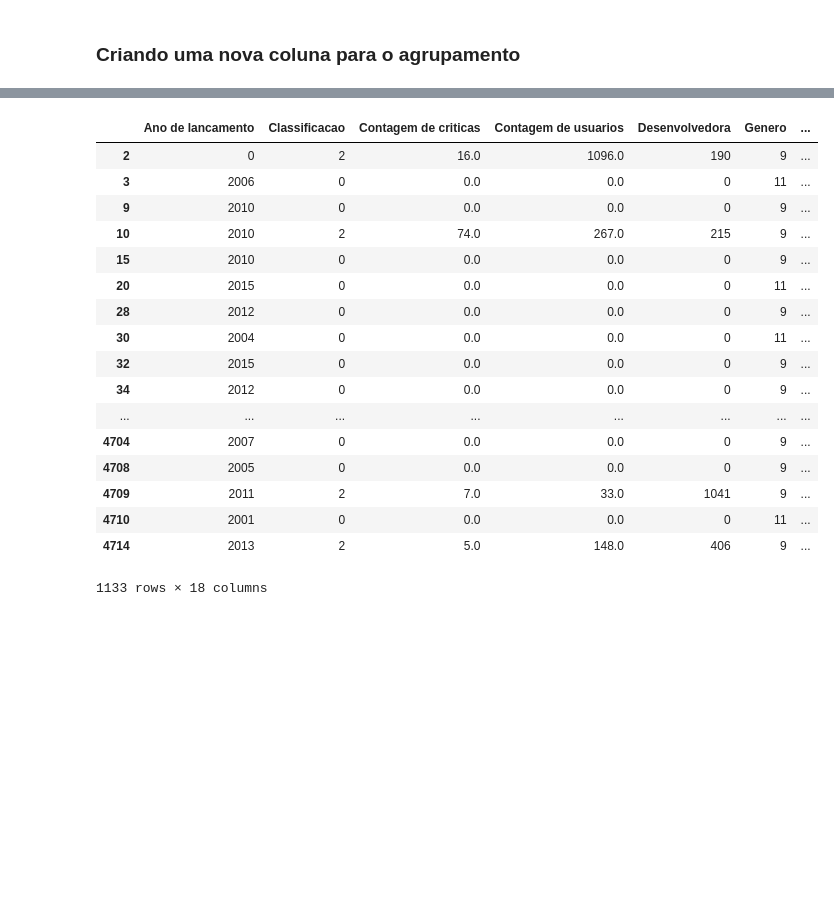
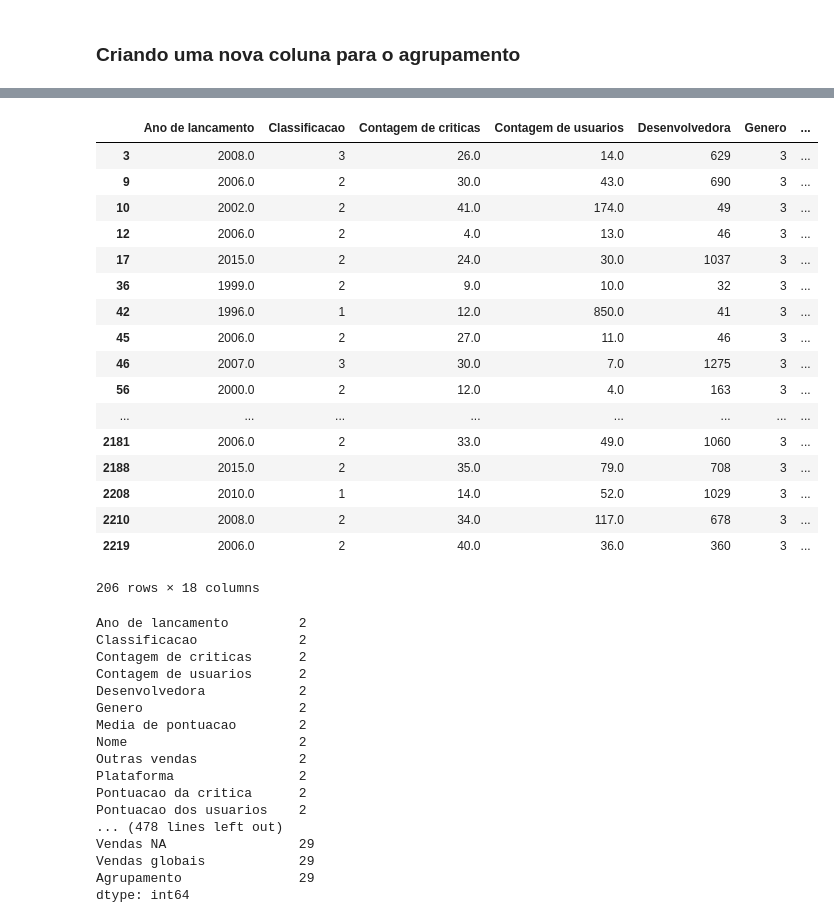
Before and after one commit to jacksonpereira/video-game-sales-with-ratings, a Jupyter notebook: Cluster Affinity Propagation.ipynb, the cells around one changed output, grey strips where cells are left out. Drawn from its saved outputs; the diff is of its cells as text; code cells hidden in the pictures; blank space fills up the shorter version.

```diff
--- a/Cluster Affinity Propagation.ipynb
+++ b/Cluster Affinity Propagation.ipynb
@@ -156,25 +158,46 @@ clusteringAffinityPropagation.predict([[15,9,2]])[0]
+# %%
+teste[teste['Agrupamento']==18]
+# %% [output]
+|  | Ano de lancamento | Classificacao | Contagem de criticas | Contagem de usuarios | Desenvolvedora | Genero | ... |
+| 3 | 2008.0 | 3 | 26.0 | 14.0 | 629 | 3 | ... |
+| 9 | 2006.0 | 2 | 30.0 | 43.0 | 690 | 3 | ... |
+| 10 | 2002.0 | 2 | 41.0 | 174.0 | 49 | 3 | ... |
+| 12 | 2006.0 | 2 | 4.0 | 13.0 | 46 | 3 | ... |
+| 17 | 2015.0 | 2 | 24.0 | 30.0 | 1037 | 3 | ... |
+| 36 | 1999.0 | 2 | 9.0 | 10.0 | 32 | 3 | ... |
+| 42 | 1996.0 | 1 | 12.0 | 850.0 | 41 | 3 | ... |
+| 45 | 2006.0 | 2 | 27.0 | 11.0 | 46 | 3 | ... |
+| 46 | 2007.0 | 3 | 30.0 | 7.0 | 1275 | 3 | ... |
+| 56 | 2000.0 | 2 | 12.0 | 4.0 | 163 | 3 | ... |
+| ... | ... | ... | ... | ... | ... | ... | ... |
+| 2181 | 2006.0 | 2 | 33.0 | 49.0 | 1060 | 3 | ... |
+| 2188 | 2015.0 | 2 | 35.0 | 79.0 | 708 | 3 | ... |
+| 2208 | 2010.0 | 1 | 14.0 | 52.0 | 1029 | 3 | ... |
+| 2210 | 2008.0 | 2 | 34.0 | 117.0 | 678 | 3 | ... |
+| 2219 | 2006.0 | 2 | 40.0 | 36.0 | 360 | 3 | ... |
+206 rows × 18 columns
 # %%
-# for x in a:
-#     print(teste[teste['Agrupamento']==x])
+for x in a:
+    print(teste[teste['Agrupamento']==x].count())
 
 # teste[teste['Agrupamento']==4].groupby(by=['Media de pontuacao'])
-teste[teste['Agrupamento']==550]
+
+# print(teste[teste['Agrupamento']==5].count())
 # %% [output]
-|  | Ano de lancamento | Classificacao | Contagem de criticas | Contagem de usuarios | Desenvolvedora | Genero | ... |
-| 2 | 0 | 2 | 16.0 | 1096.0 | 190 | 9 | ... |
-| 3 | 2006 | 0 | 0.0 | 0.0 | 0 | 11 | ... |
-| 9 | 2010 | 0 | 0.0 | 0.0 | 0 | 9 | ... |
-| 10 | 2010 | 2 | 74.0 | 267.0 | 215 | 9 | ... |
-| 15 | 2010 | 0 | 0.0 | 0.0 | 0 | 9 | ... |
-| 20 | 2015 | 0 | 0.0 | 0.0 | 0 | 11 | ... |
-| 28 | 2012 | 0 | 0.0 | 0.0 | 0 | 9 | ... |
-| 30 | 2004 | 0 | 0.0 | 0.0 | 0 | 11 | ... |
-| 32 | 2015 | 0 | 0.0 | 0.0 | 0 | 9 | ... |
-| 34 | 2012 | 0 | 0.0 | 0.0 | 0 | 9 | ... |
-| ... | ... | ... | ... | ... | ... | ... | ... |
-| 4704 | 2007 | 0 | 0.0 | 0.0 | 0 | 9 | ... |
-| 4708 | 2005 | 0 | 0.0 | 0.0 | 0 | 9 | ... |
-| 4709 | 2011 | 2 | 7.0 | 33.0 | 1041 | 9 | ... |
-| 4710 | 2001 | 0 | 0.0 | 0.0 | 0 | 11 | ... |
-| 4714 | 2013 | 2 | 5.0 | 148.0 | 406 | 9 | ... |
-1133 rows × 18 columns
+Ano de lancamento         2
+Classificacao             2
+Contagem de criticas      2
+Contagem de usuarios      2
+Desenvolvedora            2
+Genero                    2
+Media de pontuacao        2
+Nome                      2
+Outras vendas             2
+Plataforma                2
+Pontuacao da critica      2
+Pontuacao dos usuarios    2
+... (478 lines left out)
+Vendas NA                 29
+Vendas globais            29
+Agrupamento               29
+dtype: int64
```
Also changed, not shown: parts of 14 cells of this notebook, 4 other files.
